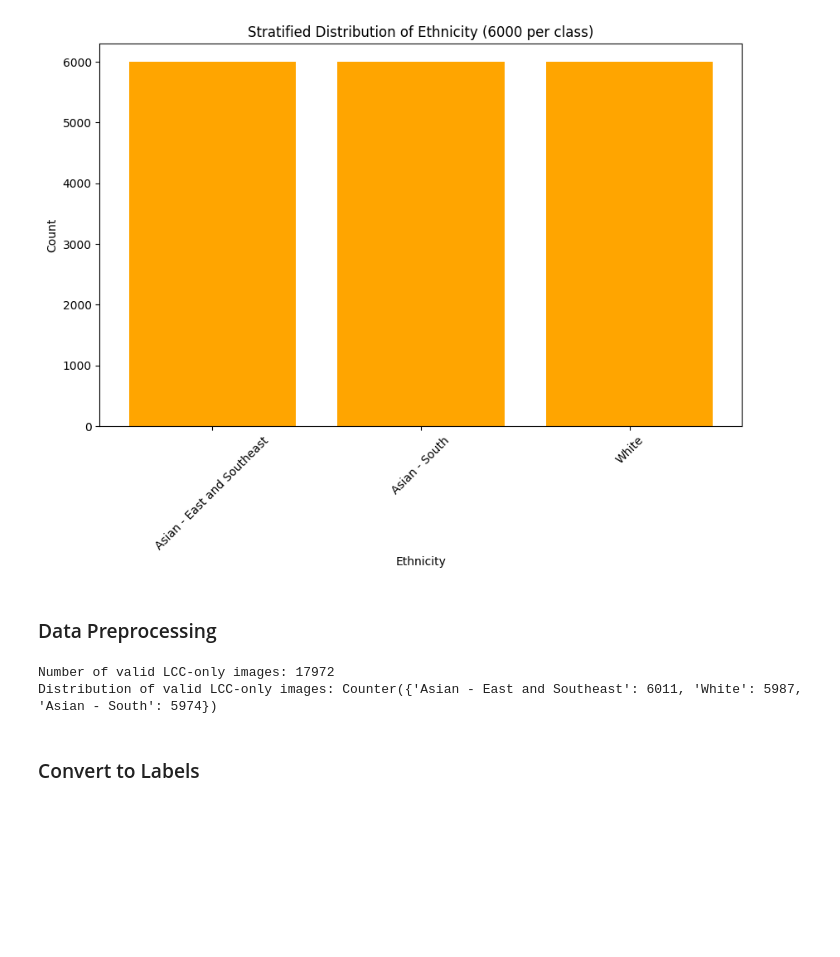
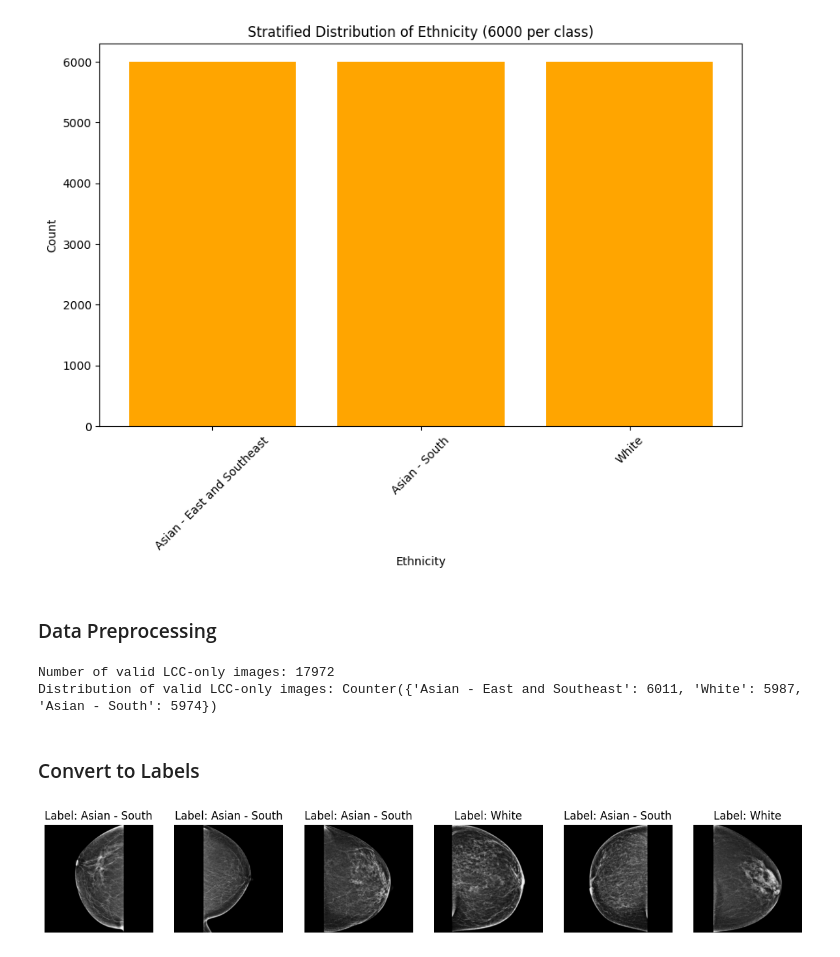
Before and after one commit to Ollivvt/AI-ethnicity-med-image, a Jupyter notebook: Mammo/Mammo_DinoV2_DA_0129.ipynb, the cells around one changed output. Drawn from its saved outputs; the diff is of its cells as text; code cells hidden in the pictures; blank space fills up the shorter version.

```diff
--- a/Mammo/Mammo_DinoV2_DA_0129.ipynb
+++ b/Mammo/Mammo_DinoV2_DA_0129.ipynb
@@ -231,6 +231,21 @@ class LCCDataset(Dataset):
 # DataLoaders
 train_loader = DataLoader(LCCDataset(train_lcc_filepaths, train_labels, transform=transform_train), batch_size=8, shuffle=True, num_workers=4)
 test_loader = DataLoader(LCCDataset(test_lcc_filepaths, test_labels, transform=transform_test), batch_size=8, shuffle=False, num_workers=4)
+# %%
+# Visualize augmented images
+def show_augmented_images(dataset, num_samples=6):
+    fig, axes = plt.subplots(1, num_samples, figsize=(15, 5))
+    for i in range(num_samples):
+        image, label = dataset[i]
+        image = image.permute(1, 2, 0).numpy()  # Convert tensor to NumPy image
+        axes[i].imshow(image.squeeze(), cmap='gray')  # Single-channel images
+        axes[i].set_title(f"Label: {list(label_mapping.keys())[label]}")
+        axes[i].axis("off")
+    plt.show()
+
+show_augmented_images(train_loader.dataset)
+# %% [output]
+[figure, added]
 # %%
 # Load DINOv2 base model
 device = torch.device("cuda" if torch.cuda.is_available() else "cpu")
```
Also changed, not shown: parts of 5 cells of this notebook.
